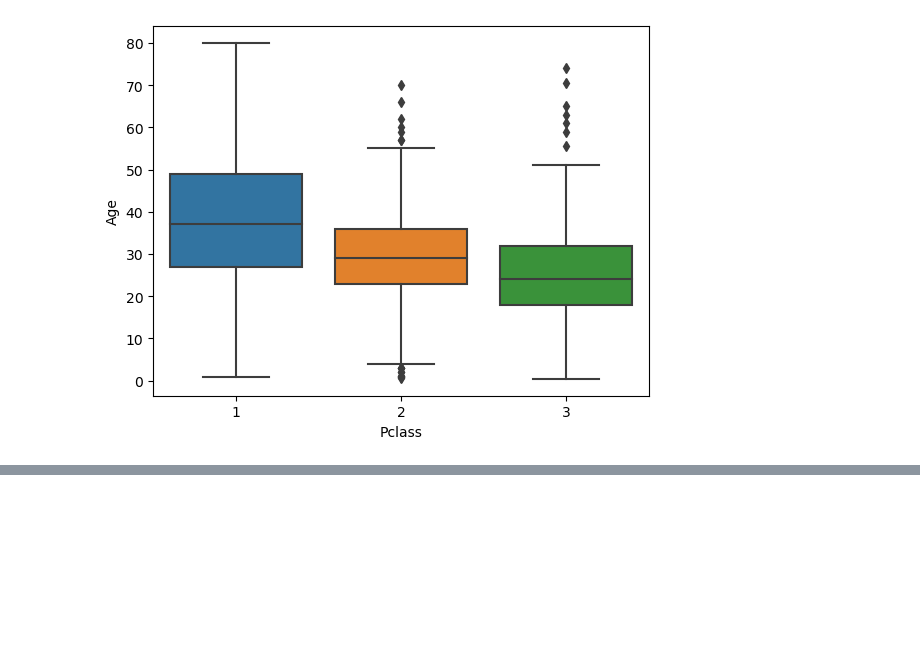
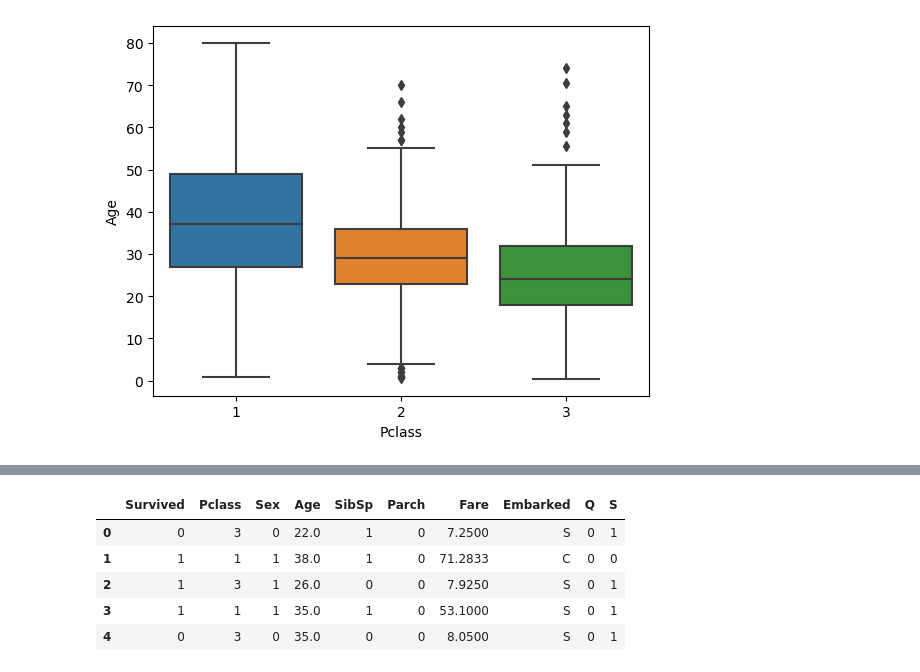
Before and after one commit to ynzhang23/titanic, a Jupyter notebook: data-analysis.ipynb, the cells around one changed output, grey strips where cells are left out. Saved outputs shown, nothing was run; the diff lists cells and outputs as text; code cells hidden in the pictures; blank space fills up the shorter version.

Commit message:
Get dummies of Embarked location and export cleaned data as csv

```diff
--- a/data-analysis.ipynb
+++ b/data-analysis.ipynb
@@ -132,3 +132,5 @@ def predict_age(cols):
         return Age
 # %%
 train['Age'] = train[['Age','Pclass']].apply(predict_age,axis=1)
+# %%
+train.drop("Name", inplace=True, axis = 1)
@@ -134,0 +146,15 @@ train['Age'] = train[['Age','Pclass']].apply(predict_age,axis=1)
+# %%
+train.drop("PassengerId", inplace=True, axis=1)
+# %%
+embark = pd.get_dummies(train['Embarked'],drop_first=True)
+# %%
+train = pd.concat([train, embark], axis =1)
+# %%
+train.drop('Embarked', inplace=)
+# %% [output]
+|  | Survived | Pclass | Sex | Age | SibSp | Parch | Fare | Embarked | Q | S |
+| 0 | 0 | 3 | 0 | 22.0 | 1 | 0 | 7.2500 | S | 0 | 1 |
+| 1 | 1 | 1 | 1 | 38.0 | 1 | 0 | 71.2833 | C | 0 | 0 |
+| 2 | 1 | 3 | 1 | 26.0 | 0 | 0 | 7.9250 | S | 0 | 1 |
+| 3 | 1 | 1 | 1 | 35.0 | 1 | 0 | 53.1000 | S | 0 | 1 |
+| 4 | 0 | 3 | 0 | 35.0 | 0 | 0 | 8.0500 | S | 0 | 1 |
```
Also changed, not shown: parts of 1 cell of this notebook, 1 other file.
